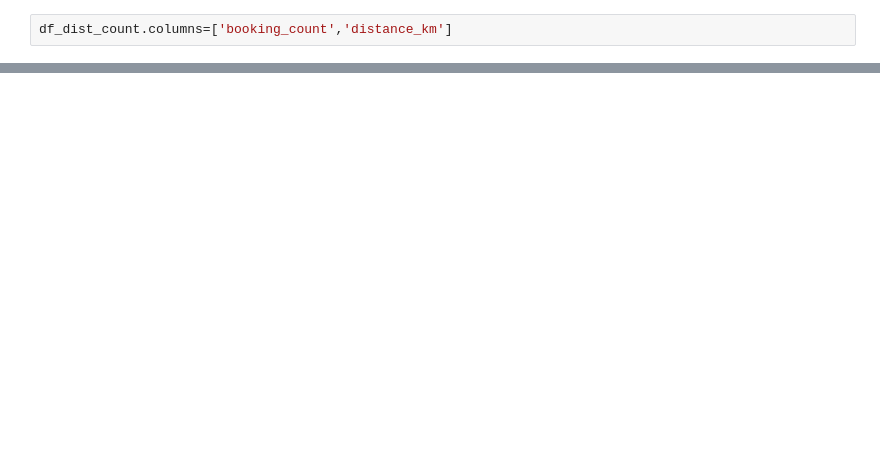
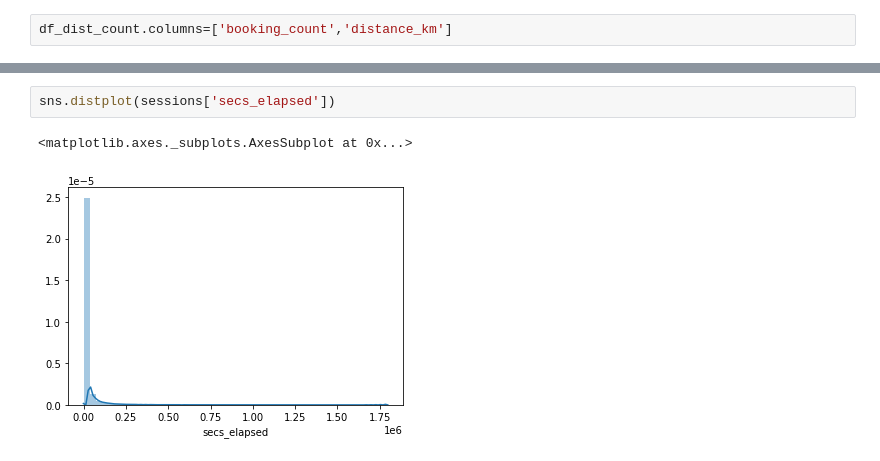
Before and after one commit to vkgithub1556/AirbnbProject, a Jupyter notebook: airbnb.ipynb, the cells around one changed output, grey strips where cells are left out. Drawn from its saved outputs; the diff is of its cells as text; blank space fills up the shorter version.

```diff
--- a/airbnb.ipynb
+++ b/airbnb.ipynb
@@ -664,0 +710,5 @@ There is a strong **negative correlation of -0.65**. People overwhelmingly prefe
+# %%
+sns.distplot(sessions['secs_elapsed'])
+# %% [output]
+<matplotlib.axes._subplots.AxesSubplot at 0x...>
+[figure, added]
```
Also changed, not shown: parts of 128 cells of this notebook.
